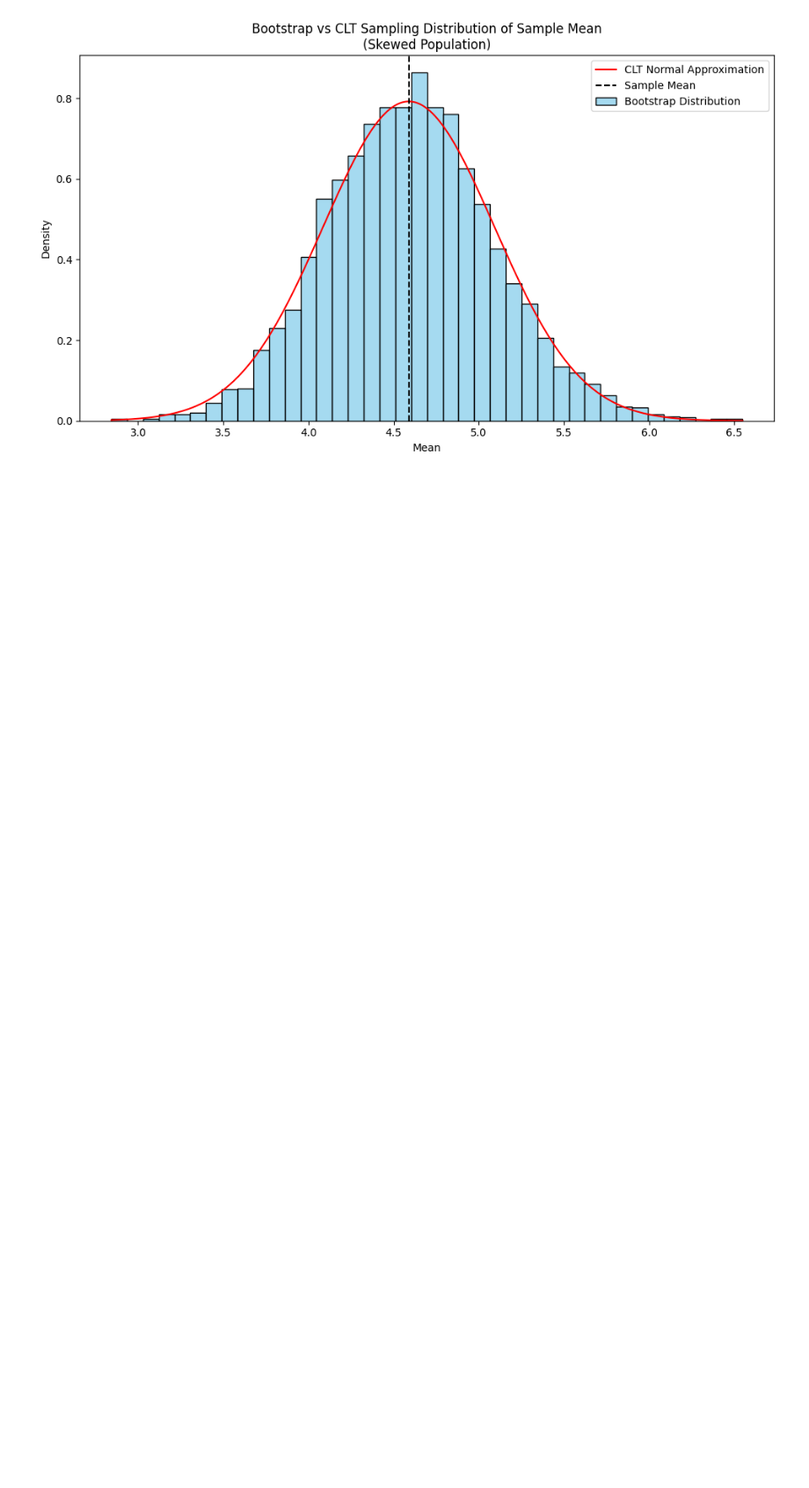
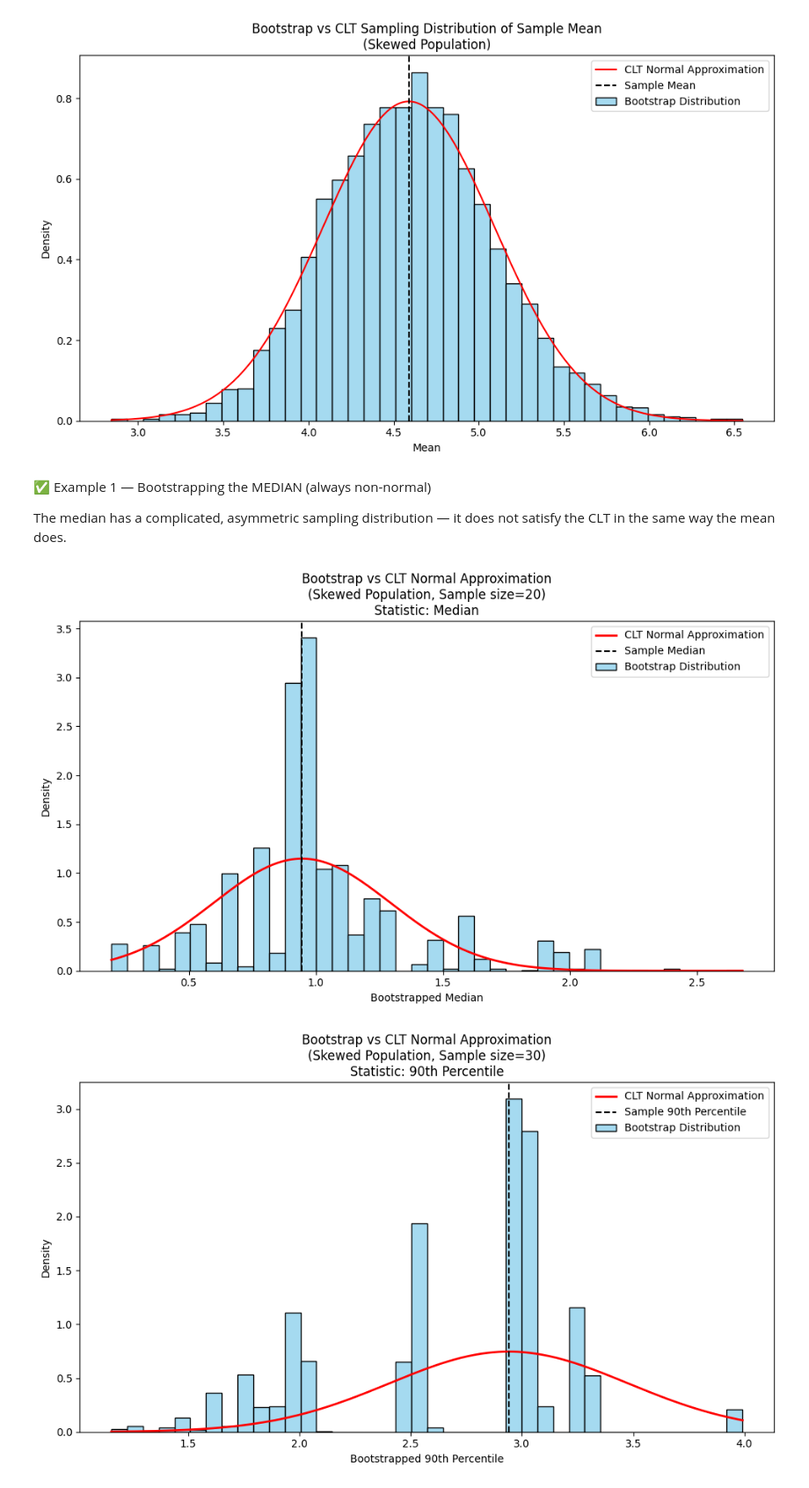
Before and after one commit to TheKusz/Stats_DSM030-2025-OCT, a Jupyter notebook: Topic 1/MissingData-Correlation.ipynb, the cells around one changed output. Shown at 88% size. Cells and saved outputs as stored; diff of their text form; code cells hidden in the pictures; blank space fills up the shorter version.

```diff
--- a/Topic 1/MissingData-Correlation.ipynb
+++ b/Topic 1/MissingData-Correlation.ipynb
@@ -149,3 +158,71 @@ plt.tight_layout()
 plt.show()
 # %% [output]
 [figure]
+# %% [markdown]
+✅ Example 1 — Bootstrapping the MEDIAN (always non-normal)
+
+The median has a complicated, asymmetric sampling distribution — it does not satisfy the CLT in the same way the mean does.
+# %%
+import numpy as np
+import matplotlib.pyplot as plt
+import seaborn as sns
+from scipy.stats import norm
+
+np.random.seed(1)
+population = np.random.exponential(scale=1, size=200000)
+
+def plot_bootstrap_vs_clt(sample, stat_func, stat_name, n, B=7000):
+    # Compute sample statistic
+    sample_stat = stat_func(sample)
+
+    # Bootstrap statistics
+    boot_stats = np.array([
+        stat_func(np.random.choice(sample, size=n, replace=True))
+        for _ in range(B)
+    ])
+
+    # Estimate standard error for CLT normal approx
+    # For mean, use std / sqrt(n)
+    # For median and percentile, approximate std dev of bootstrapped stats
+    if stat_name == "Mean":
+        se = np.std(sample, ddof=1) / np.sqrt(n)
+    else:
+        se = np.std(boot_stats, ddof=1)  # Use bootstrap std as SE approx
+
+    # X range for CLT normal approx
+    x = np.linspace(min(boot_stats), max(boot_stats), 400)
+    clt_pdf = norm.pdf(x, loc=sample_stat, scale=se)
+
+    # Plotting
+    plt.figure(figsize=(10,6))
+    sns.histplot(boot_stats, bins=40, stat='density', color='skyblue', label='Bootstrap Distribution')
+    plt.plot(x, clt_pdf, 'r-', lw=2, label='CLT Normal Approximation')
+    plt.axvline(sample_stat, color='k', linestyle='--', label=f'Sample {stat_name}')
+    plt.title(f"Bootstrap vs CLT Normal Approximation\n(Skewed Population, Sample size={n})\nStatistic: {stat_name}")
+    plt.xlabel(f"Bootstrapped {stat_name}")
+    plt.ylabel("Density")
+    plt.legend()
+    plt.tight_layout()
+    plt.show()
+
+# Sample sizes
+n_median = 20
+n_percentile = 30
+n_mean_small = 5
+
+# Take samples
+sample_median = np.random.choice(population, size=n_median, replace=False)
+sample_percentile = np.random.choice(population, size=n_percentile, replace=False)
+sample_mean_small = np.random.choice(population, size=n_mean_small, replace=False)
+
+# Plot Median
+plot_bootstrap_vs_clt(sample_median, np.median, "Median", n_median)
+
+# Plot 90th Percentile
+plot_bootstrap_vs_clt(sample_percentile, lambda x: np.percentile(x, 90), "90th Percentile", n_percentile)
+
+# Plot Mean with small n
+plot_bootstrap_vs_clt(sample_mean_small, np.mean, "Mean", n_mean_small)
+# %% [output]
+[figure, added]
+[figure, added]
```
Also changed, not shown: parts of 2 cells of this notebook, 4 other files.
